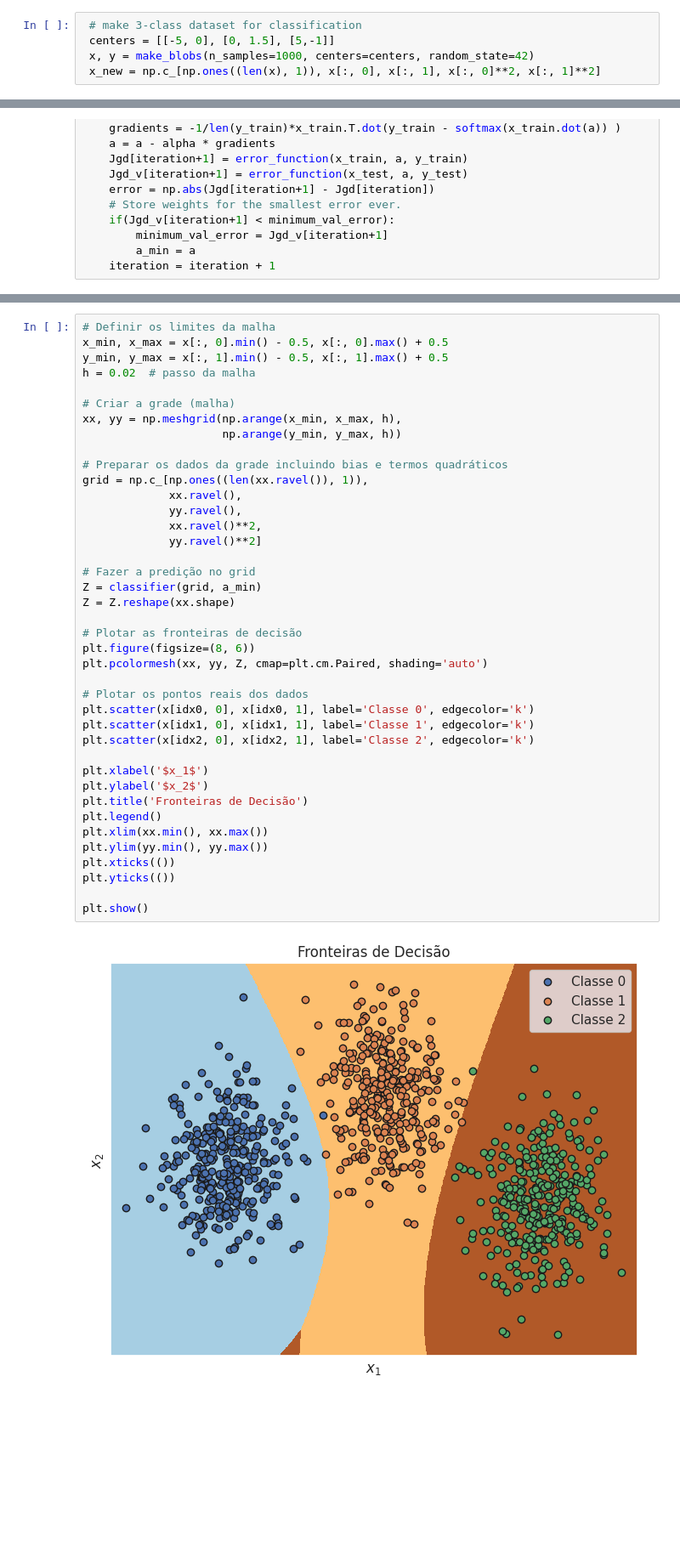
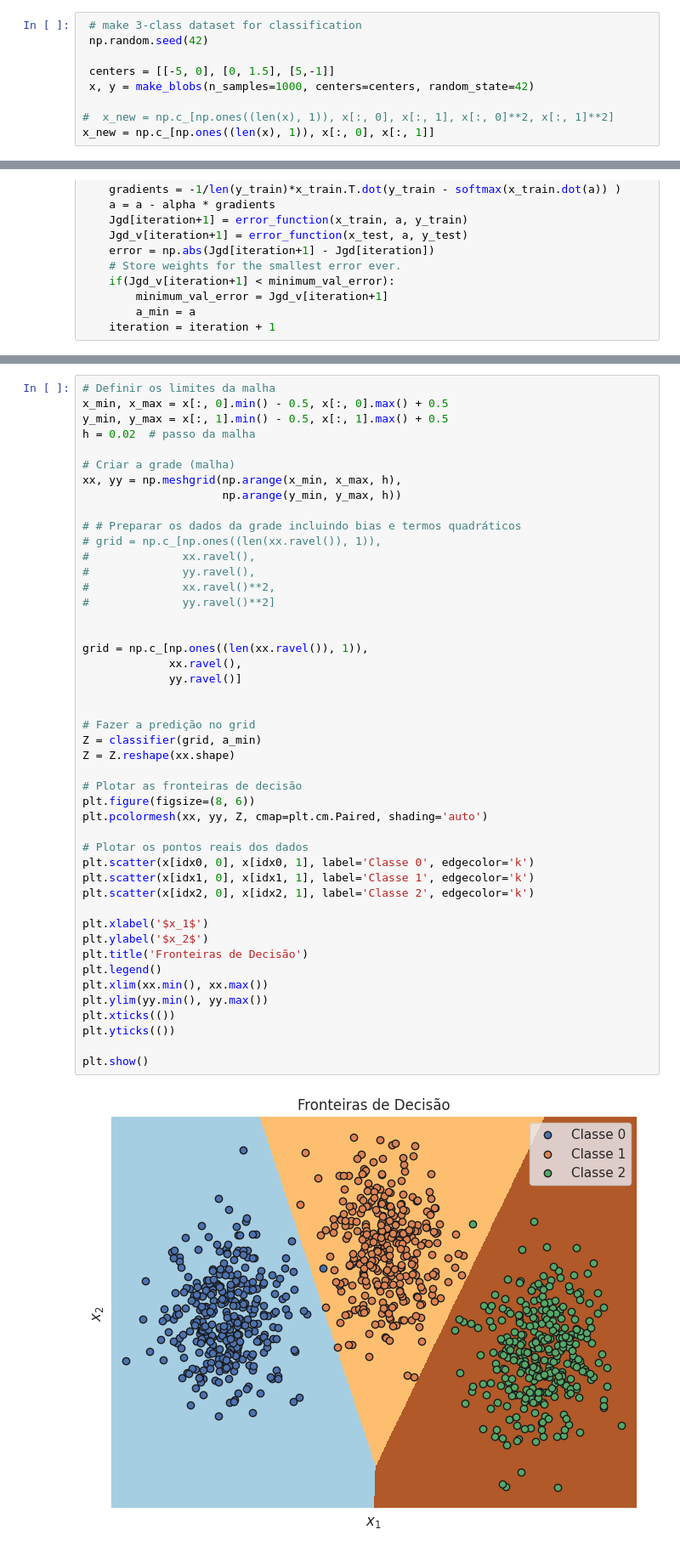
Before and after one commit to iAnaCeci/anacecilia-972-tp555, a Jupyter notebook: Exercicios_Prova2/Lista5_Exercicio8.ipynb, the cells around one changed output, grey strips where cells are left out. Shown at 85% size. Cells and saved outputs as stored; diff of their text form; blank space fills up the shorter version.

```diff
--- a/Exercicios_Prova2/Lista5_Exercicio8.ipynb
+++ b/Exercicios_Prova2/Lista5_Exercicio8.ipynb
@@ -7,9 +7,13 @@ from sklearn.datasets import make_blobs
 import seaborn as sns
 # %%
  # make 3-class dataset for classification
+ np.random.seed(42)
+
  centers = [[-5, 0], [0, 1.5], [5,-1]]
  x, y = make_blobs(n_samples=1000, centers=centers, random_state=42)
- x_new = np.c_[np.ones((len(x), 1)), x[:, 0], x[:, 1], x[:, 0]**2, x[:, 1]**2]
+
+#  x_new = np.c_[np.ones((len(x), 1)), x[:, 0], x[:, 1], x[:, 0]**2, x[:, 1]**2]
+x_new = np.c_[np.ones((len(x), 1)), x[:, 0], x[:, 1]]
 # %%
  idx0 = np.argwhere(y == 0)
  idx1 = np.argwhere(y == 1)
@@ -138,36 +143,42 @@ h = 0.02  # passo da malha
 xx, yy = np.meshgrid(np.arange(x_min, x_max, h),
                      np.arange(y_min, y_max, h))
 
-# Preparar os dados da grade incluindo bias e termos quadráticos
+# # Preparar os dados da grade incluindo bias e termos quadráticos
+# grid = np.c_[np.ones((len(xx.ravel()), 1)),
+#              xx.ravel(),
+#              yy.ravel(),
+#              xx.ravel()**2,
+#              yy.ravel()**2]
+
+
 grid = np.c_[np.ones((len(xx.ravel()), 1)),
              xx.ravel(),
-             yy.ravel(),
-             xx.ravel()**2,
-             yy.ravel()**2]
+             yy.ravel()]
+
 
 # Fazer a predição no grid
 Z = classifier(grid, a_min)
 Z = Z.reshape(xx.shape)
 
 # Plotar as fronteiras de decisão
 plt.figure(figsize=(8, 6))
 plt.pcolormesh(xx, yy, Z, cmap=plt.cm.Paired, shading='auto')
 
 # Plotar os pontos reais dos dados
 plt.scatter(x[idx0, 0], x[idx0, 1], label='Classe 0', edgecolor='k')
 plt.scatter(x[idx1, 0], x[idx1, 1], label='Classe 1', edgecolor='k')
 plt.scatter(x[idx2, 0], x[idx2, 1], label='Classe 2', edgecolor='k')
 
 plt.xlabel('$x_1$')
 plt.ylabel('$x_2$')
 plt.title('Fronteiras de Decisão')
 plt.legend()
 plt.xlim(xx.min(), xx.max())
 plt.ylim(yy.min(), yy.max())
 plt.xticks(())
 plt.yticks(())
 
 plt.show()
 # %% [output]
-[figure, old version]
+[figure, new version]
 # %%
```
Also changed, not shown: parts of 3 cells of this notebook.
